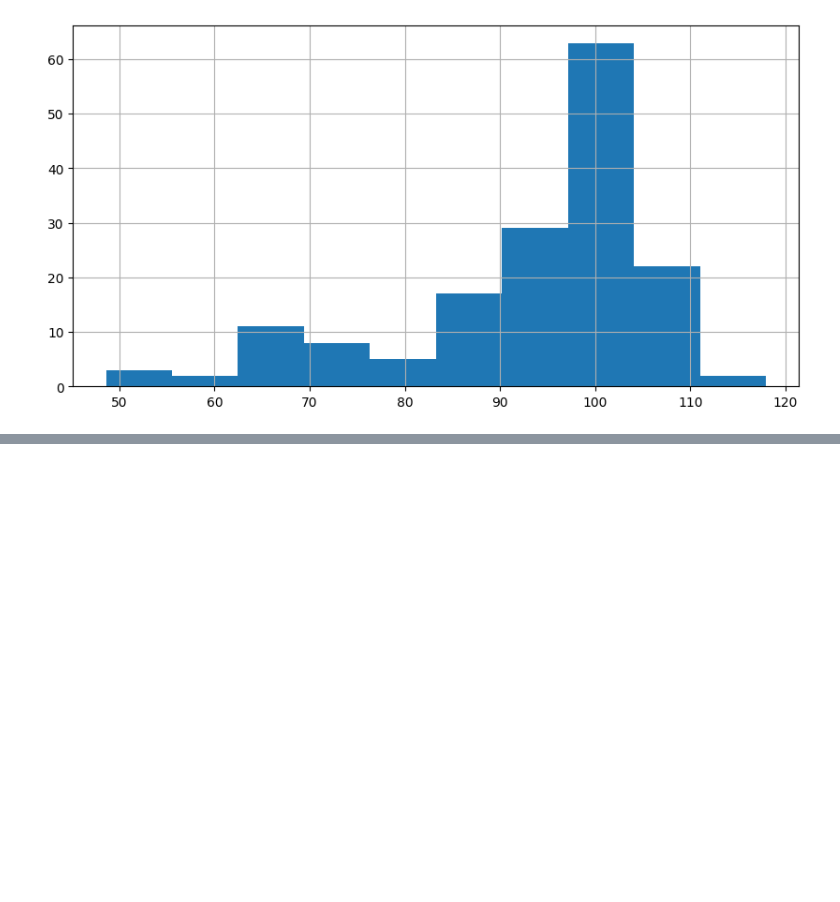
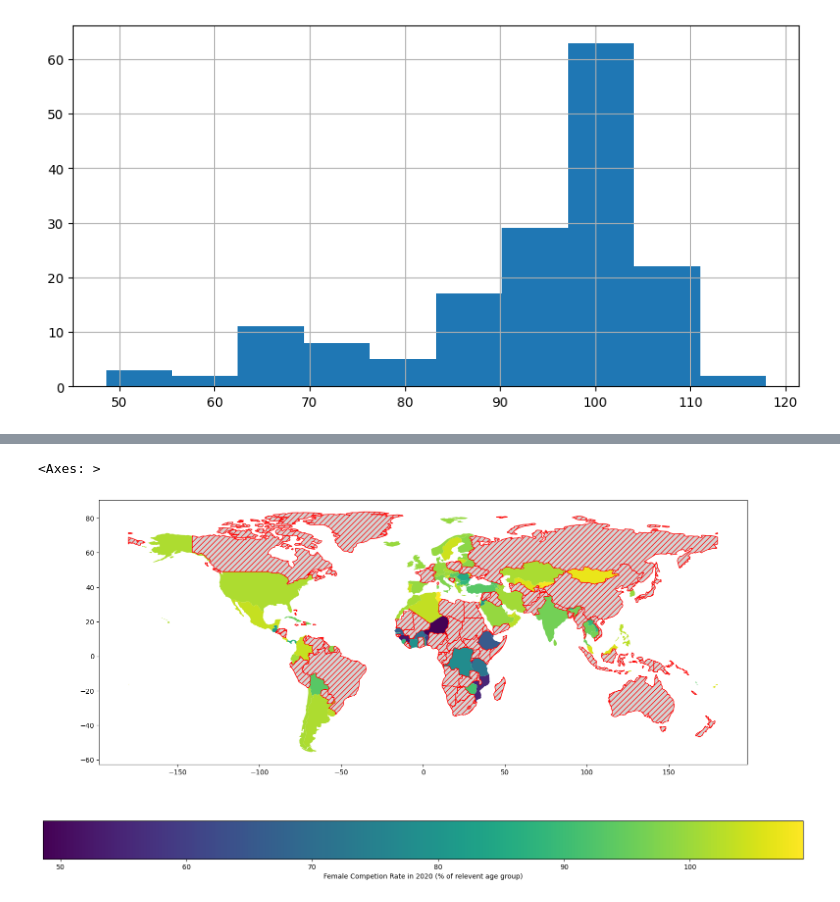
Before and after one commit to HongjunQian/data_project_2023, a Jupyter notebook: Data_project.ipynb, the cells around one changed output, grey strips where cells are left out. Drawn from its saved outputs; the diff is of its cells as text; code cells hidden in the pictures; blank space fills up the shorter version.

```diff
--- a/Data_project.ipynb
+++ b/Data_project.ipynb
@@ -52,0 +76,7 @@ example["2020"].plot(kind="bar")
+# %%
+%matplotlib inline
+plt.rcParams['figure.figsize'] = (20, 10)
+# %%
+world = gp.read_file(gp.datasets.get_path('naturalearth_lowres'))
+edu_data = pd.read_csv("C:\\Users\\13766\\1161\\data_project_2023\\primary_education_data.csv")
+world = world[(world.pop_est>0) & (world.name!="Antarctica")]
@@ -52,0 +95,7 @@ example["2020"].plot(kind="bar")
+# %%
+iso_codes = list(world.iso_a3)
+overlapping_codes_df = edu_data[[cc in iso_codes for cc in edu_data["Country Code"]]]
+# %%
+merged_df = overlapping_codes_df.merge(world, left_on='Country Code', right_on='iso_a3')
+merged_df = gp.GeoDataFrame(merged_df)
+merged_df.head()
@@ -52,0 +110,15 @@ example["2020"].plot(kind="bar")
+# %%
+merged_df.plot(
+    column="2020",
+    legend=True,
+    missing_kwds={
+        "color": "lightgrey",
+        "edgecolor": "red",
+        "hatch": "///",
+        "label": "Missing values",
+    },
+    legend_kwds={"label": "Female Competion Rate in 2020 (% of relevent age group)", "orientation": "horizontal"}
+    )
+# %% [output]
+<Axes: >
+[figure, added]
```
Also changed, not shown: parts of 7 cells of this notebook, 1 other file.
